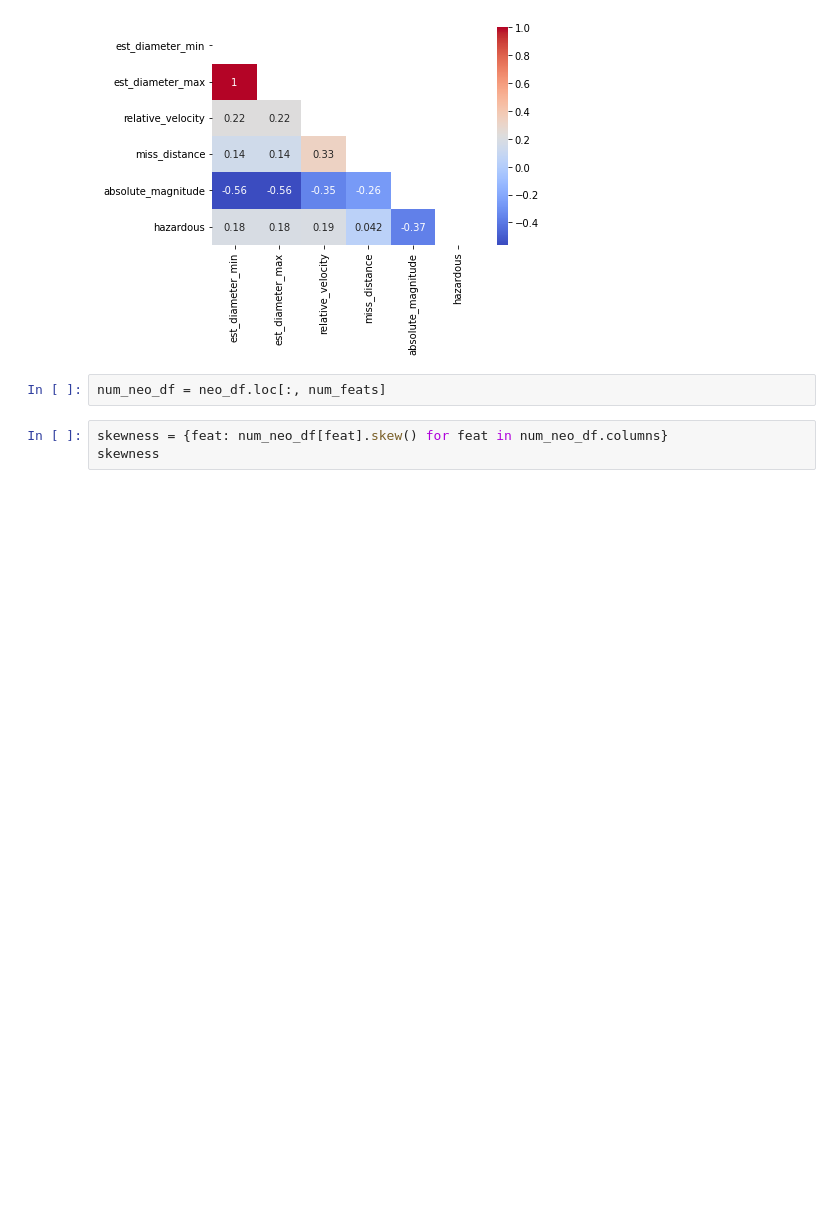
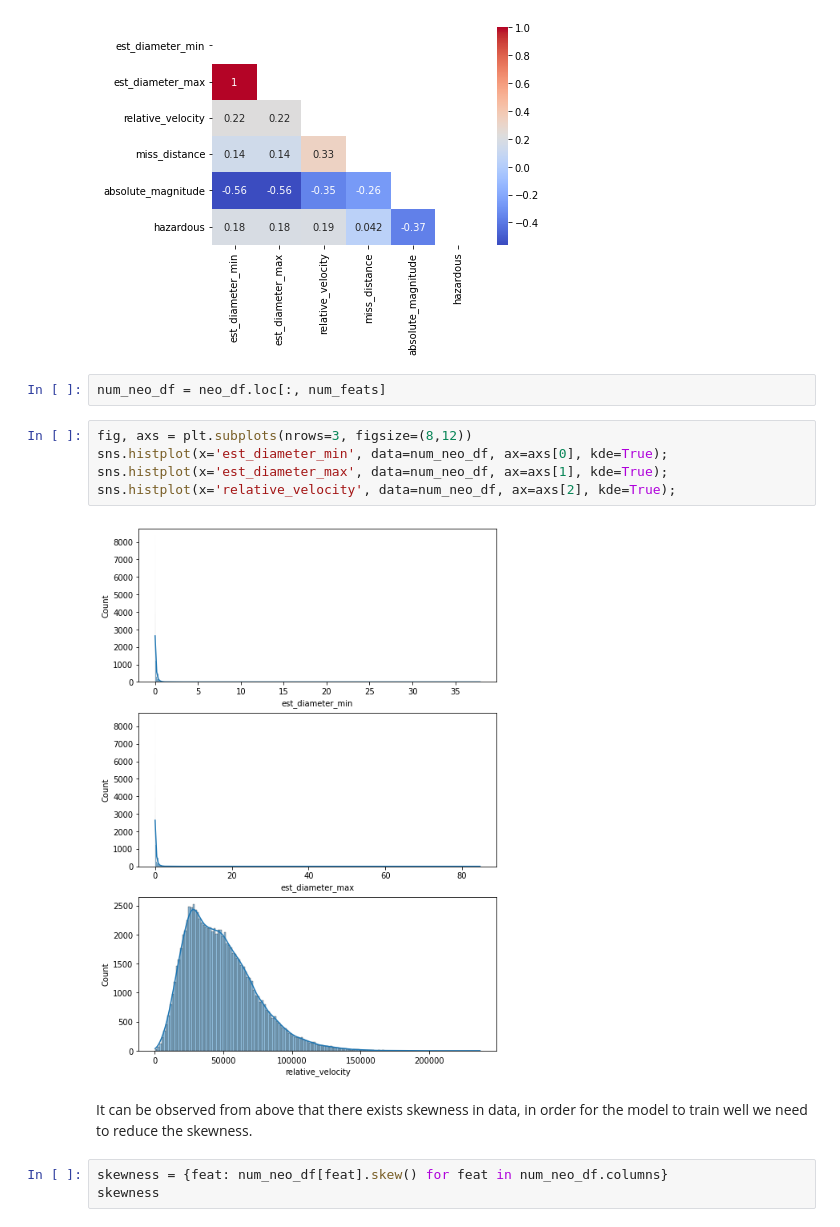
Before and after one commit to h45hi/KagglePractice, a Jupyter notebook: NASA Nearest Objects/NASANearestObjects.ipynb, the cells around one changed output. Cells and saved outputs as stored; diff of their text form; blank space fills up the shorter version.

```diff
--- a/NASA Nearest Objects/NASANearestObjects.ipynb
+++ b/NASA Nearest Objects/NASANearestObjects.ipynb
@@ -41,6 +111,15 @@ sns.heatmap(corr, mask=mask, cmap='coolwarm', annot=True);
 [figure]
 # %%
 num_neo_df = neo_df.loc[:, num_feats]
+# %%
+fig, axs = plt.subplots(nrows=3, figsize=(8,12))
+sns.histplot(x='est_diameter_min', data=num_neo_df, ax=axs[0], kde=True);
+sns.histplot(x='est_diameter_max', data=num_neo_df, ax=axs[1], kde=True);
+sns.histplot(x='relative_velocity', data=num_neo_df, ax=axs[2], kde=True);
+# %% [output]
+[figure, added]
+# %% [markdown]
+It can be observed from above that there exists skewness in data, in order for the model to train well we need to reduce the skewness.
 # %%
 skewness = {feat: num_neo_df[feat].skew() for feat in num_neo_df.columns}
 skewness
```
Also changed, not shown: parts of 23 cells of this notebook, 1 other file.
